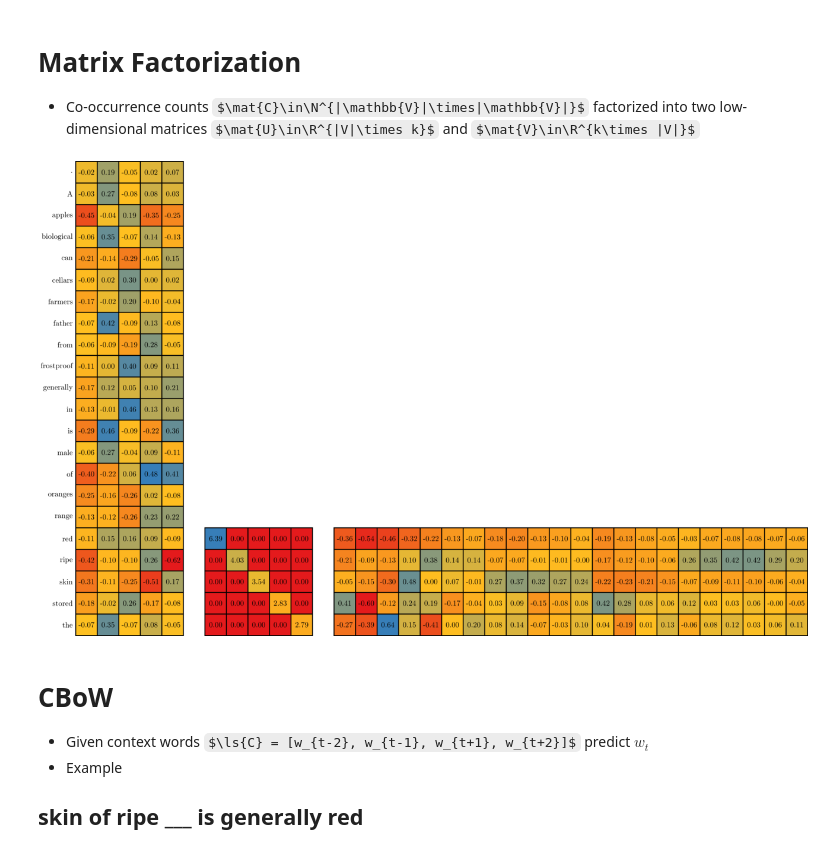
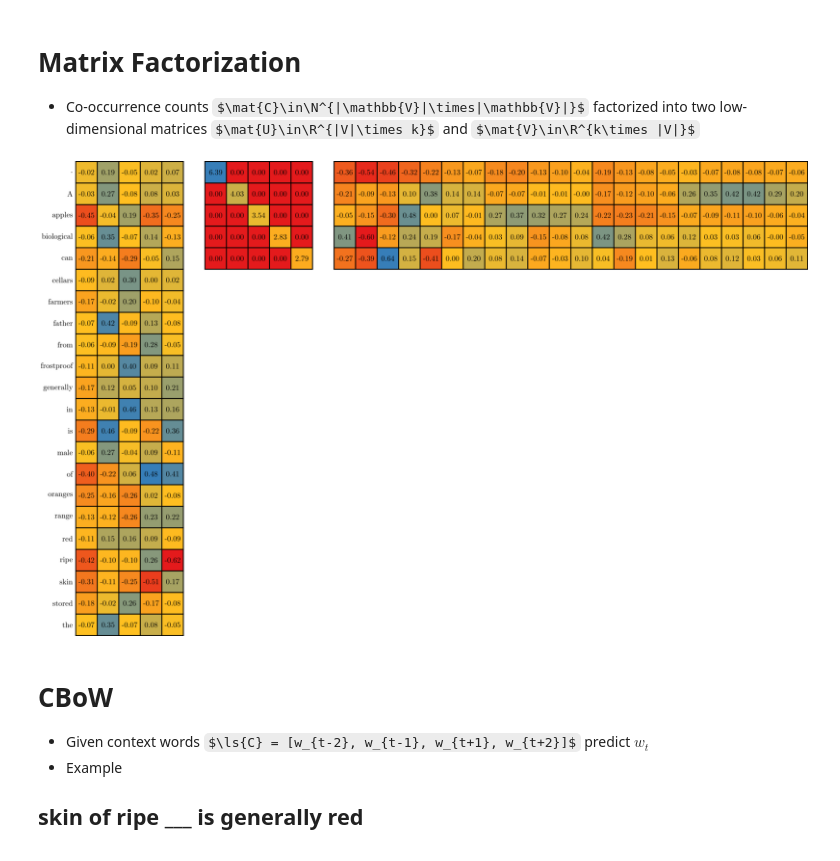
Before and after one commit to rockt/dl4nlp, a Jupyter notebook: words.ipynb, the cells around one changed output. Drawn from its saved outputs; the diff is of its cells as text; code cells hidden in the pictures; some formulas as TeX source.

Commit message:
fixes to display

```diff
--- a/words.ipynb
+++ b/words.ipynb
@@ -216,12 +219,12 @@ C
 # %%
 df = to_df(f, id2word)
 C = torch.Tensor(df.as_matrix())
 U, S, V = C.svd()
 S = torch.diag(S)[:5,:5]
-tikz(plot_matrix(U[:,:5]) + ticks(yticks=df.index) + shift(plot_matrix(S), 6) +
-     shift(plot_matrix(V[:,:5].transpose(1,0)), 12), height=800)
+tikz(plot_matrix(U[:,:5]) + ticks(yticks=df.index) + shift(plot_matrix(S), 6, 17) +
+     shift(plot_matrix(V[:,:5].transpose(1,0)), 12, 17), height=1000, display_width="90%")
 # %% [output]
-[figure, old version]
+[figure, new version]
 # %% [markdown]
 # CBoW
 - Given context words $\ls{C} = [w_{t-2}, w_{t-1}, w_{t+1}, w_{t+2}]$ predict $w_t$
```
Also changed, not shown: parts of 4 cells of this notebook, 6 other files.
